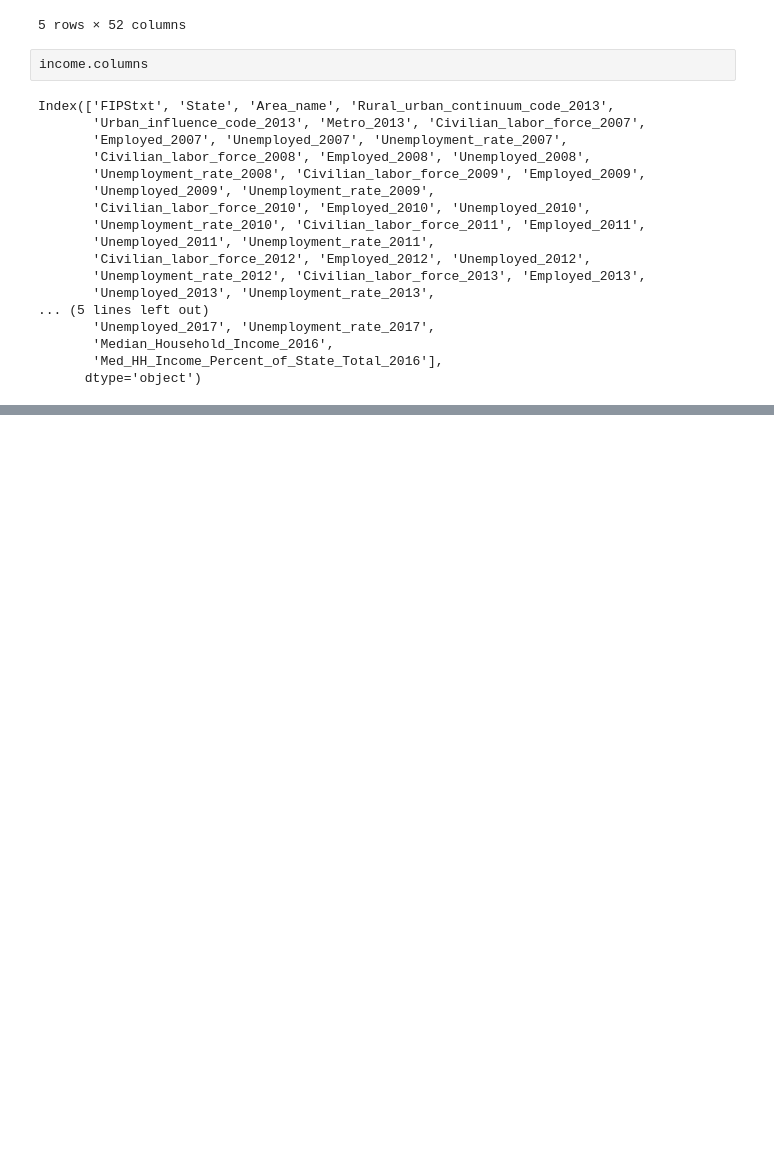
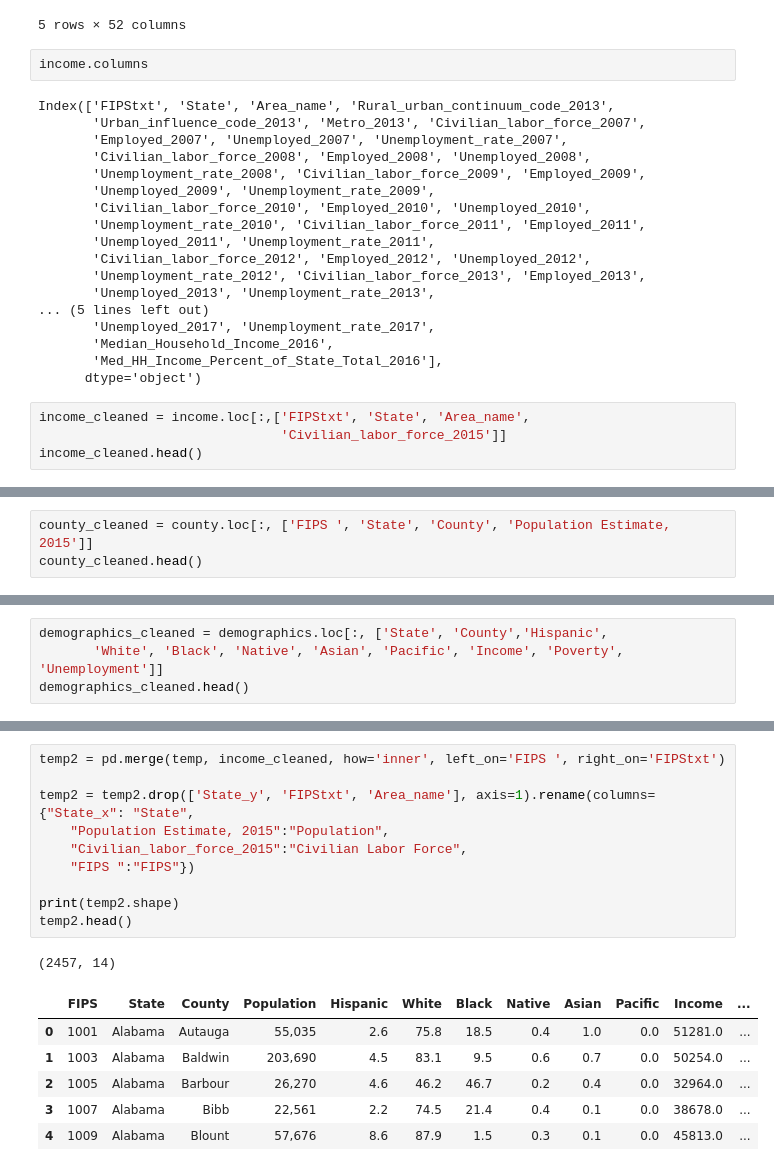
Before and after one commit to ravis773/food-desert-income-analysis, a Jupyter notebook: cleaning.ipynb, the cells around one changed output, grey strips where cells are left out. Cells and saved outputs as stored; diff of their text form; blank space fills up the shorter version.

```diff
--- a/cleaning.ipynb
+++ b/cleaning.ipynb
@@ -90,3 +112,7 @@ Index(['FIPStxt', 'State', 'Area_name', 'Rural_urban_continuum_code_2013',
        'Median_Household_Income_2016',
        'Med_HH_Income_Percent_of_State_Total_2016'],
       dtype='object')
+# %%
+income_cleaned = income.loc[:,['FIPStxt', 'State', 'Area_name',
+                               'Civilian_labor_force_2015']]
+income_cleaned.head()
@@ -92,0 +134,3 @@ Index(['FIPStxt', 'State', 'Area_name', 'Rural_urban_continuum_code_2013',
+# %%
+county_cleaned = county.loc[:, ['FIPS ', 'State', 'County', 'Population Estimate, 2015']]
+county_cleaned.head()
@@ -92,0 +155,4 @@ Index(['FIPStxt', 'State', 'Area_name', 'Rural_urban_continuum_code_2013',
+# %%
+demographics_cleaned = demographics.loc[:, ['State', 'County','Hispanic',
+       'White', 'Black', 'Native', 'Asian', 'Pacific', 'Income', 'Poverty', 'Unemployment']]
+demographics_cleaned.head()
@@ -92,0 +176,18 @@ Index(['FIPStxt', 'State', 'Area_name', 'Rural_urban_continuum_code_2013',
+# %%
+temp2 = pd.merge(temp, income_cleaned, how='inner', left_on='FIPS ', right_on='FIPStxt')
+
+temp2 = temp2.drop(['State_y', 'FIPStxt', 'Area_name'], axis=1).rename(columns={"State_x": "State",
+    "Population Estimate, 2015":"Population",
+    "Civilian_labor_force_2015":"Civilian Labor Force",
+    "FIPS ":"FIPS"})
+
+print(temp2.shape)
+temp2.head()
+# %% [output]
+(2457, 14)
+|  | FIPS | State | County | Population | Hispanic | White | Black | Native | Asian | Pacific | Income | ... |
+| 0 | 1001 | Alabama | Autauga | 55,035 | 2.6 | 75.8 | 18.5 | 0.4 | 1.0 | 0.0 | 51281.0 | ... |
+| 1 | 1003 | Alabama | Baldwin | 203,690 | 4.5 | 83.1 | 9.5 | 0.6 | 0.7 | 0.0 | 50254.0 | ... |
+| 2 | 1005 | Alabama | Barbour | 26,270 | 4.6 | 46.2 | 46.7 | 0.2 | 0.4 | 0.0 | 32964.0 | ... |
+| 3 | 1007 | Alabama | Bibb | 22,561 | 2.2 | 74.5 | 21.4 | 0.4 | 0.1 | 0.0 | 38678.0 | ... |
+| 4 | 1009 | Alabama | Blount | 57,676 | 8.6 | 87.9 | 1.5 | 0.3 | 0.1 | 0.0 | 45813.0 | ... |
```
Also changed, not shown: parts of 13 cells of this notebook, 2 other files.
